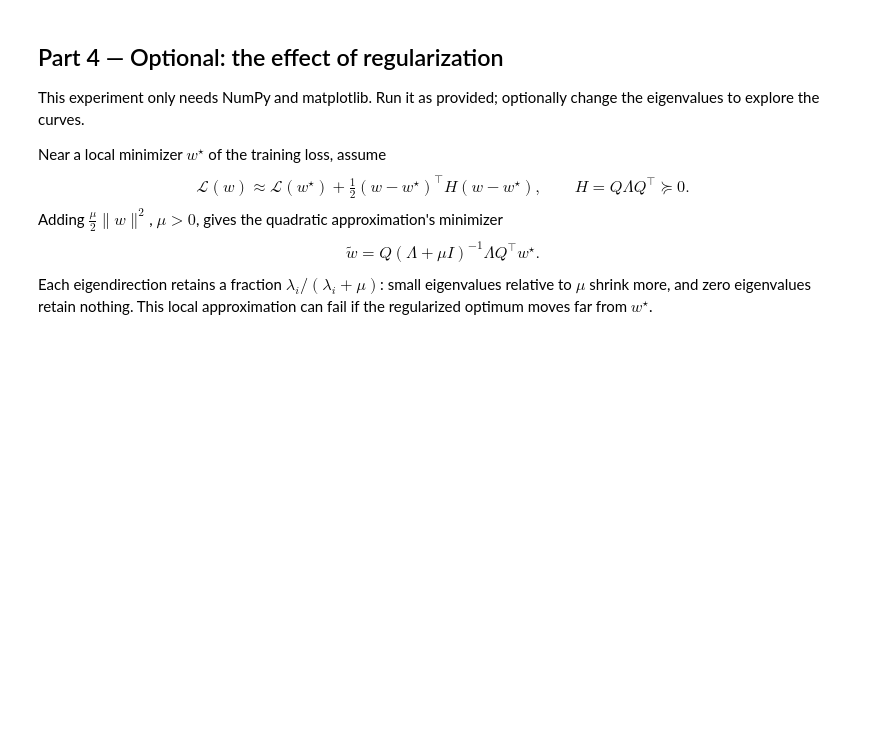
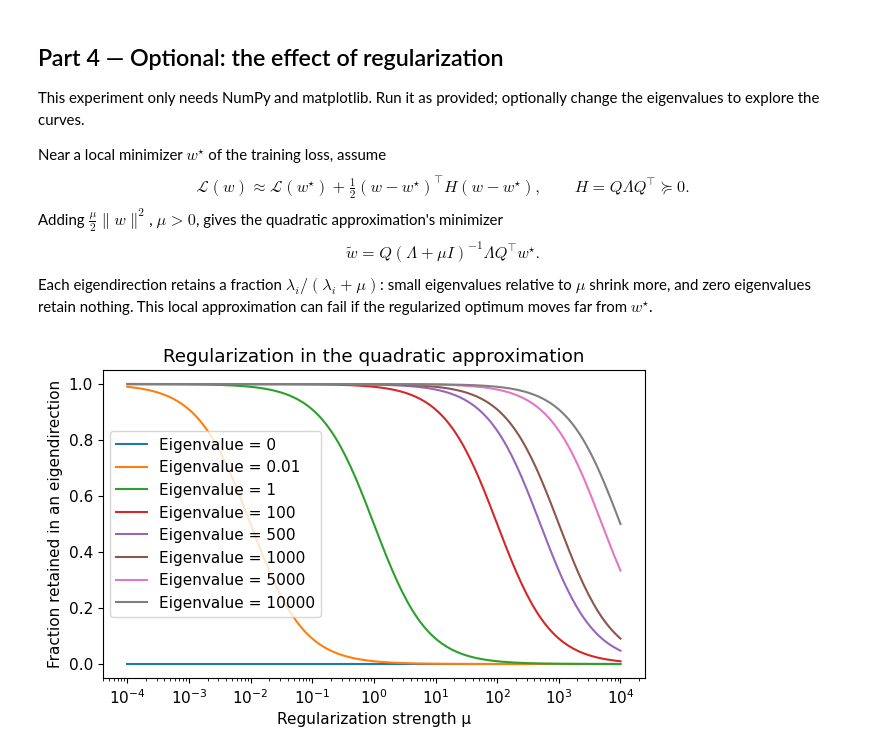
Before and after one commit to Oktalyx/FundamentalLearningEPFL, a Jupyter notebook: TP7/TP7_exercise.ipynb, the cells around one changed output. Cells and saved outputs as stored; diff of their text form; code cells hidden in the pictures; blank space fills up the shorter version.

```diff
--- a/TP7/TP7_exercise.ipynb
+++ b/TP7/TP7_exercise.ipynb
@@ -400,13 +435,15 @@ Adding $\tfrac\mu2\|w\|^2$, $\mu>0$, gives the quadratic approximation's minimiz
 $$\widetilde w=Q(\Lambda+\mu I)^{-1}\Lambda Q^\top w^\star.$$
 Each eigendirection retains a fraction $\lambda_i/(\lambda_i+\mu)$: small eigenvalues relative to $\mu$ shrink more, and zero eigenvalues retain nothing. This local approximation can fail if the regularized optimum moves far from $w^\star$.
 # %%
-eigenvalues = np.array([0.0, 0.01, 1.0, 100.0])
+eigenvalues = np.array([0.0, 0.01, 1.0, 100.0, 500.0, 1000.0, 5000.0, 10000.0])
 penalties = np.logspace(-4, 4, 200)
 shrinkage = eigenvalues[None, :] / (eigenvalues[None, :] + penalties[:, None])
 for i, eigenvalue in enumerate(eigenvalues):
     plt.semilogx(penalties, shrinkage[:, i], label=f"Eigenvalue = {eigenvalue:g}")
 plt.xlabel("Regularization strength μ")
 plt.ylabel("Fraction retained in an eigendirection")
 plt.title("Regularization in the quadratic approximation")
 plt.legend()
 plt.show()
+# %% [output]
+[figure, added]
```
Also changed, not shown: parts of 18 cells of this notebook.
